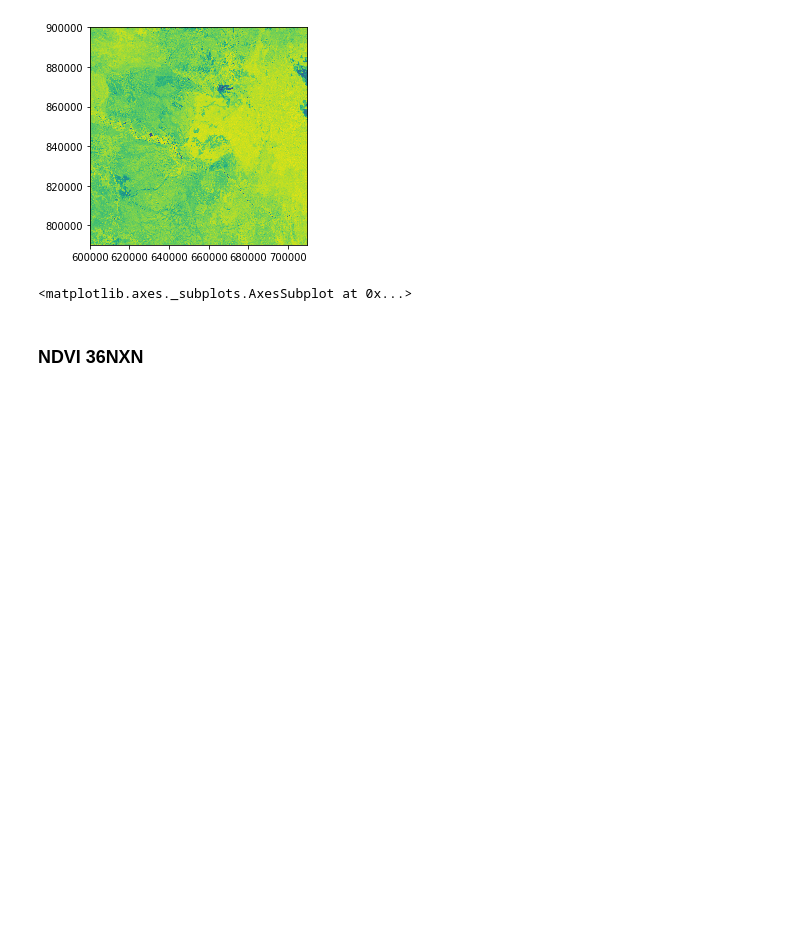
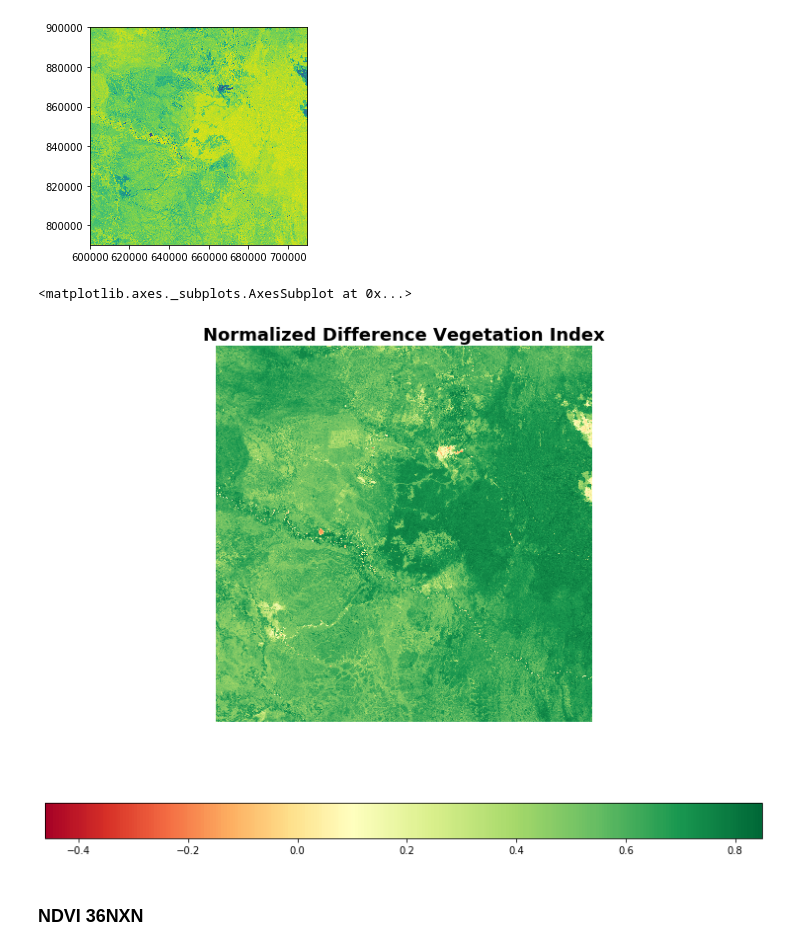
Before and after one commit to arisema/RemoteSensing, a Jupyter notebook: NDVI_SWEthiopia_with_Mosaic.ipynb, the cells around one changed output. Cells and saved outputs as stored; diff of their text form; code cells hidden in the pictures; blank space fills up the shorter version.

```diff
--- a/NDVI_SWEthiopia_with_Mosaic.ipynb
+++ b/NDVI_SWEthiopia_with_Mosaic.ipynb
@@ -127,9 +206,7 @@ R10_36NXP = 'stitch/S2A_MSIL1C_20191101T080051_N0208_R035_T36NXP_20191101T093015
 red36NXP = rio.open(R10_36NXP+'/T36NXP_20191101T080051_B04.jp2') # red data b04
 nir36NXP = rio.open(R10_36NXP+'/T36NXP_20191101T080051_B08.jp2') # near infrared data b08
 
-red36NXPRead = red36NXP.read()
-nir36NXPRead = nir36NXP.read()
-ndvi36NXP = ( nir36NXPRead.astype(float) - red36NXPRead.astype(float) ) / (nir36NXPRead + red36NXPRead)
+ndvi36NXP = compute_ndvi(nir36NXP, red36NXP)
 # %%
 meta = red36NXP.meta
 meta.update(driver = 'GTiff')
@@ -143,6 +220,10 @@ show(ndvi_36NXP)
 # %% [output]
 [figure]
 <matplotlib.axes._subplots.AxesSubplot at 0x...>
+# %%
+visualize_ndvi(ndvi36NXP, '36NXP_NDVI')
+# %% [output]
+[figure, added]
 # %% [markdown]
 ### NDVI 36NXN
 # %%
```
Also changed, not shown: parts of 16 cells of this notebook.
